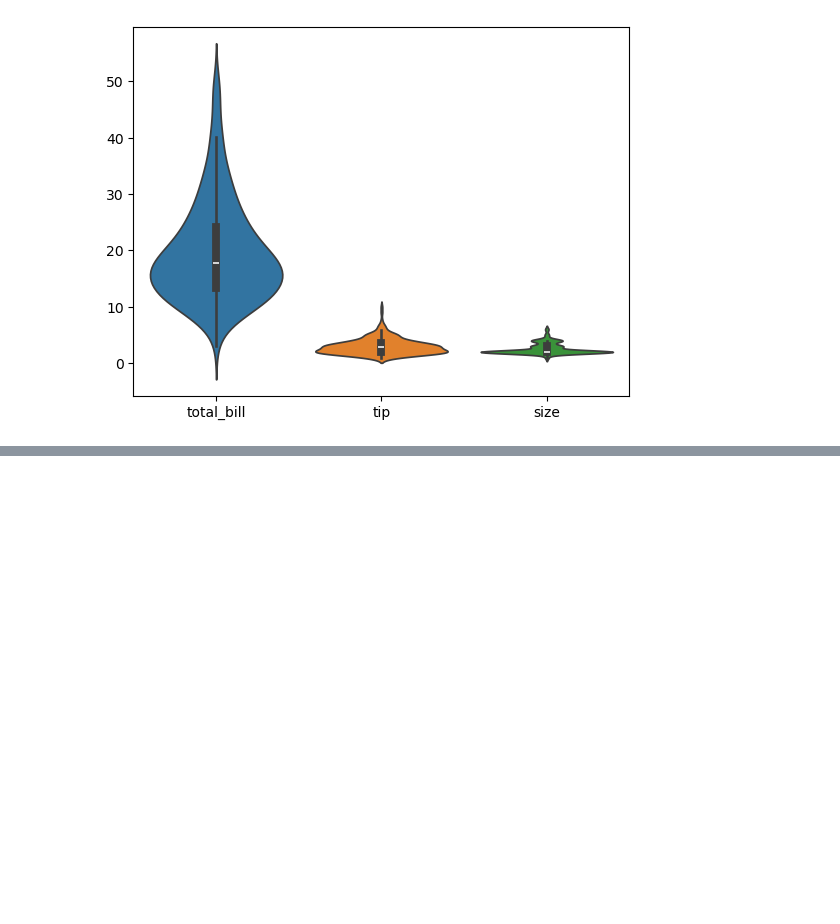
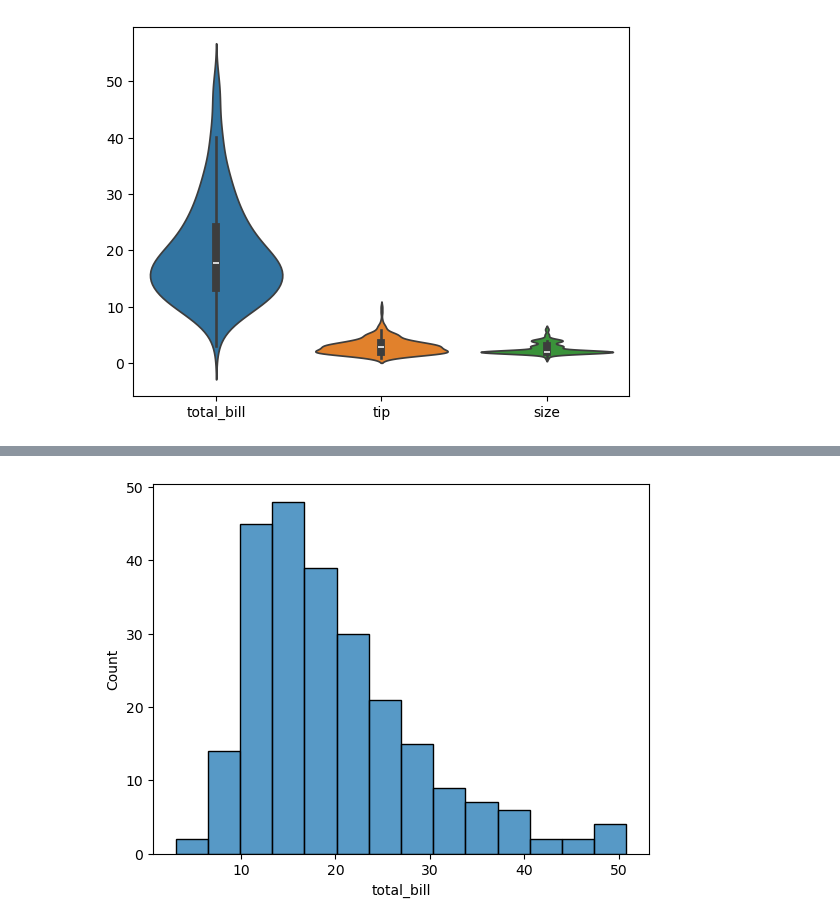
Before and after one commit to Bharatgwl/Data-Science-And-ML, a Jupyter notebook: seaborn.ipynb, the cells around one changed output, grey strips where cells are left out. Saved outputs shown, nothing was run; the diff lists cells and outputs as text; code cells hidden in the pictures; blank space fills up the shorter version.

```diff
--- a/seaborn.ipynb
+++ b/seaborn.ipynb
@@ -202,5 +202,5 @@ sns.violinplot(df)
 <Axes: >
 [figure]
 # %%
-sns
+sns.histplot(df['total_bill'])
 # %% [output]
@@ -207,0 +208 @@ sns
+[figure, added]
```
Also changed, not shown: parts of 1 cell of this notebook, 10 other files.
